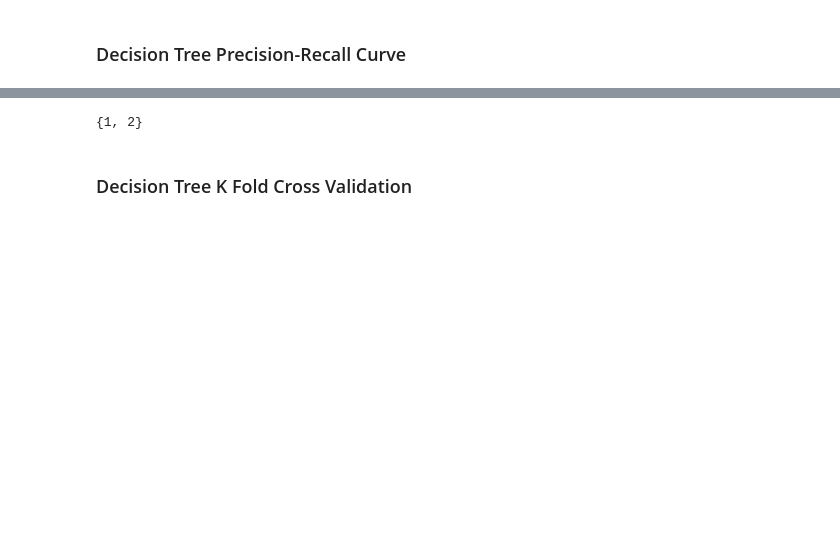
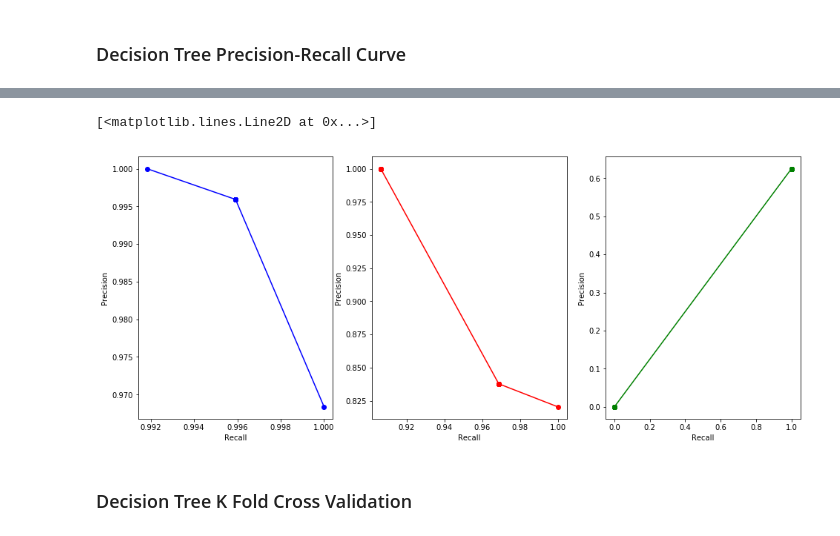
Before and after one commit to pandabytes/PokemonDatamining, a Jupyter notebook: predictors/Pokemon.ipynb, the cells around one changed output, grey strips where cells are left out. Saved outputs shown, nothing was run; the diff lists cells and outputs as text; code cells hidden in the pictures; blank space fills up the shorter version.

```diff
--- a/predictors/Pokemon.ipynb
+++ b/predictors/Pokemon.ipynb
@@ -229,5 +242,0 @@ Function "train" took 18.22 seconds to complete
-# %%
-# pd.Series({"Ord": 12, "UB": 33})
-set([1,2,3]) - set([3])
-# %% [output]
-{1, 2}
@@ -248,33 +257,33 @@ for t in thresholds:
 # %%
-ordiPR = []
-lgPR = []
-ubPR = []
-for p, r in zip(precisions, recalls):
-    ordiPR.append((r["Ordinary"], p["Ordinary"]))
-    lgPR.append((r["Legendary"], p["Legendary"]))
-    ubPR.append((r["Ultra Beast"], p["Ultra Beast"]))
+dtOrdinaryPr = []
+dtLegendaryPr = []
+dtUltraBeastPr = []
+for p, r in zip(dtPrecisions, dtRecalls):
+    dtOrdinaryPr.append((r["Ordinary"], p["Ordinary"]))
+    dtLegendaryPr.append((r["Legendary"], p["Legendary"]))
+    dtUltraBeastPr.append((r["Ultra Beast"], p["Ultra Beast"]))
 
-ordiPR.sort(key=lambda x: x[0])
-lgPR.sort(key=lambda x: x[0])
-ubPR.sort(key=lambda x: x[0])
+# Sort by recall. (recall, precision)
+dtOrdinaryPr.sort(key=lambda x: x[0])
+dtLegendaryPr.sort(key=lambda x: x[0])
+dtUltraBeastPr.sort(key=lambda x: x[0])
 # %%
 figure, axes = plt.subplots(nrows=1, ncols=3, figsize=(16,6.5))
 
 axes[0].set_xlabel("Recall")
 axes[0].set_ylabel("Precision")
-# axes[0].set_xlim([0, 1])
-axes[0].plot([i[0] for i in ordiPR], [i[1] for i in ordiPR], 'bo-')
+axes[0].plot([i[0] for i in dtOrdinaryPr], [i[1] for i in dtOrdinaryPr], 'bo-')
 
 axes[1].set_xlabel("Recall")
 axes[1].set_ylabel("Precision")
-# axes[1].set_xlim([0, 1])
-axes[1].plot([i[0] for i in lgPR], [i[1] for i in lgPR], 'ro-')
+axes[1].plot([i[0] for i in dtLegendaryPr], [i[1] for i in dtLegendaryPr], 'ro-')
 
 axes[2].set_xlabel("Recall")
 axes[2].set_ylabel("Precision")
-# axes[2].set_xlim([0, 1.3])
-# axes[2].set_ylim([0, 1.3])
-axes[2].plot([i[0] for i in ubPR], [i[1] for i in ubPR], 'go-')
+axes[2].plot([i[0] for i in dtUltraBeastPr], [i[1] for i in dtUltraBeastPr], 'go-')
+# %% [output]
+[<matplotlib.lines.Line2D at 0x...>]
+[figure, added]
 # %% [markdown]
 ### Decision Tree K Fold Cross Validation
 # %%
```
Also changed, not shown: parts of 48 cells of this notebook, 5 other files.
